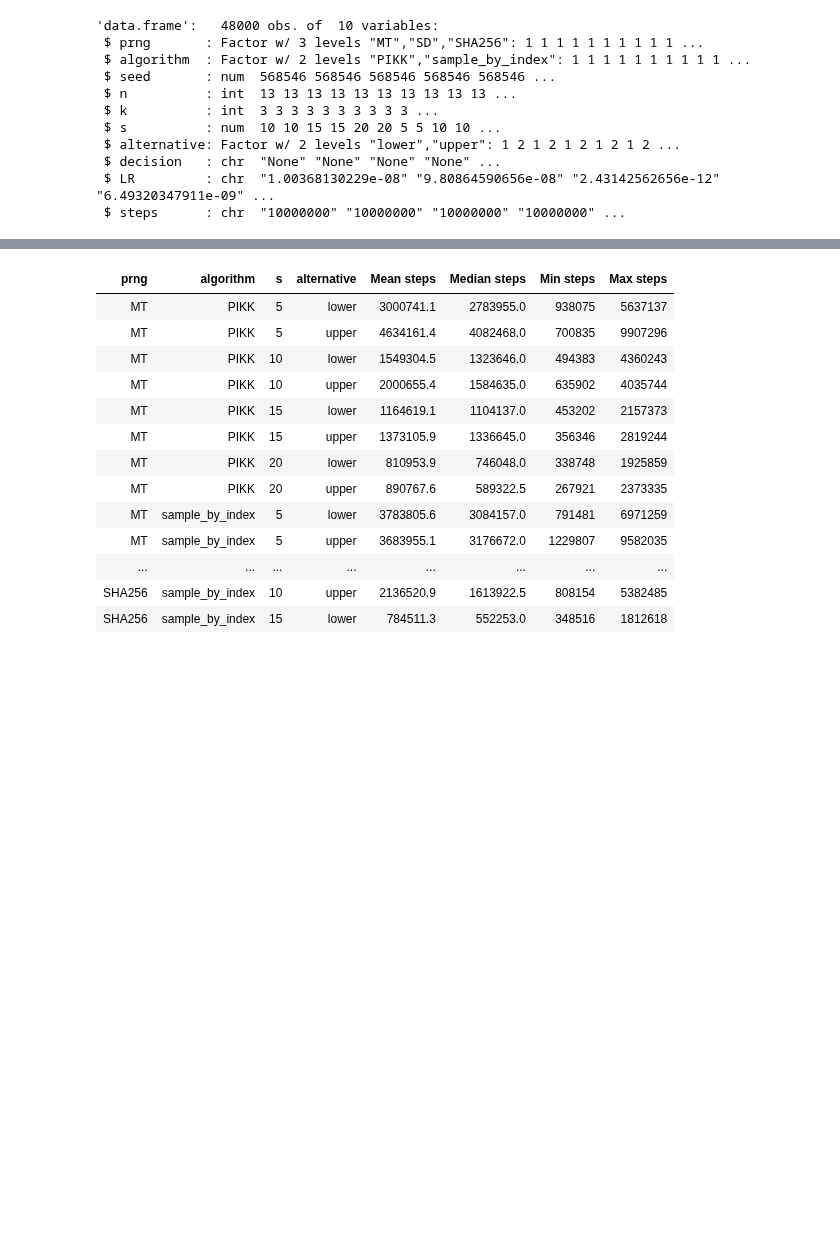
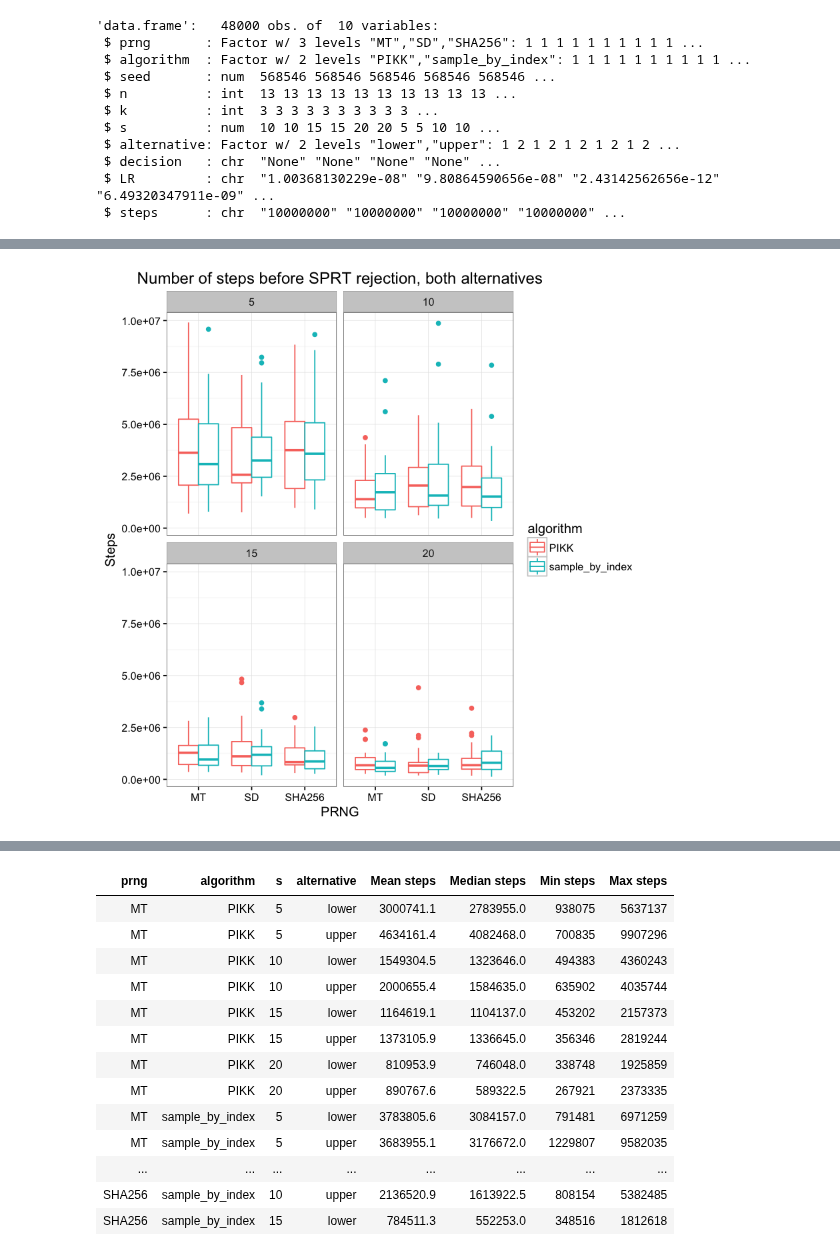
Before and after one commit to kellieotto/prngs-and-permutations, a Jupyter notebook: Code/SPRT/results/multinomial_results.ipynb, the cells around one changed output, grey strips where cells are left out. Saved outputs shown, nothing was run; the diff lists cells and outputs as text; code cells hidden in the pictures; blank space fills up the shorter version.

Commit message:
Summarize multinomial SPRT results

```diff
--- a/Code/SPRT/results/multinomial_results.ipynb
+++ b/Code/SPRT/results/multinomial_results.ipynb
@@ -108,0 +115,11 @@ ggplot(res2, aes(x = s, y = Rejection_rate, color = alternative)) +
+# %%
+rejects %>%
+    ggplot(aes(x = prng, y= as.numeric(steps), color = algorithm)) +
+    geom_boxplot() +
+    facet_wrap(~s, ncol=2) +
+    xlab("PRNG") +
+    ylab("Steps") +
+    ggtitle("Number of steps before SPRT rejection, both alternatives") +
+    theme_bw()
+# %% [output]
+[figure, added]
```
Also changed, not shown: parts of 6 cells of this notebook.
